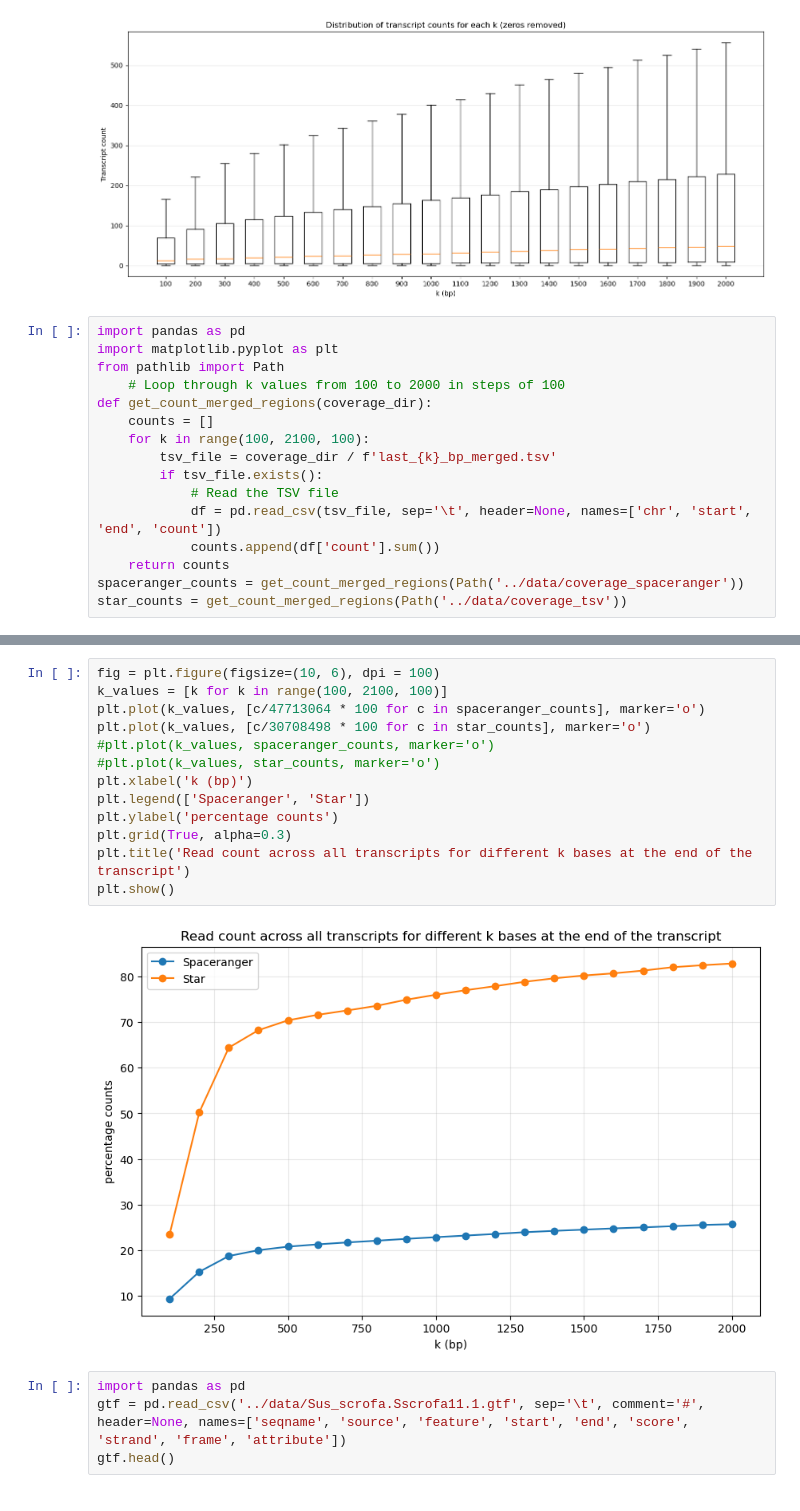
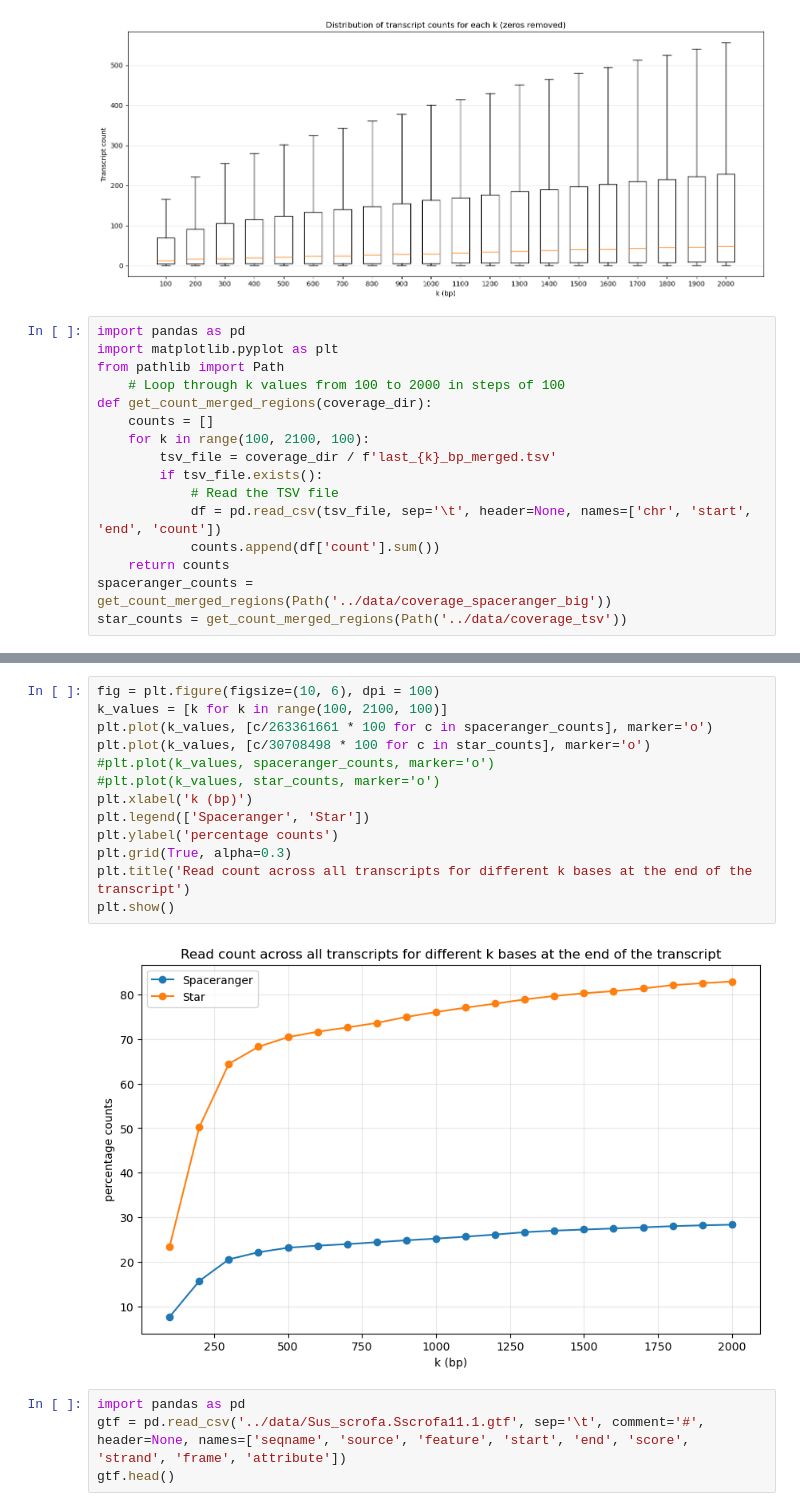
Before and after one commit to tolgatabanli/scCount_gobi, a Jupyter notebook: prototyping/playground.ipynb, the cells around one changed output, grey strips where cells are left out. Saved outputs shown, nothing was run; the diff lists cells and outputs as text.

```diff
--- a/prototyping/playground.ipynb
+++ b/prototyping/playground.ipynb
@@ -225,5 +225,5 @@ def get_count_merged_regions(coverage_dir):
             df = pd.read_csv(tsv_file, sep='\t', header=None, names=['chr', 'start', 'end', 'count'])
             counts.append(df['count'].sum())
     return counts
-spaceranger_counts = get_count_merged_regions(Path('../data/coverage_spaceranger'))
+spaceranger_counts = get_count_merged_regions(Path('../data/coverage_spaceranger_big'))
 star_counts = get_count_merged_regions(Path('../data/coverage_tsv'))
@@ -232,18 +230,18 @@ star_counts = get_count_merged_regions(Path('../data/coverage_tsv'))
 # %%
 fig = plt.figure(figsize=(10, 6), dpi = 100)
 k_values = [k for k in range(100, 2100, 100)]
-plt.plot(k_values, [c/47713064 * 100 for c in spaceranger_counts], marker='o')
+plt.plot(k_values, [c/263361661 * 100 for c in spaceranger_counts], marker='o')
 plt.plot(k_values, [c/30708498 * 100 for c in star_counts], marker='o')
 #plt.plot(k_values, spaceranger_counts, marker='o')
 #plt.plot(k_values, star_counts, marker='o')
 plt.xlabel('k (bp)')
 plt.legend(['Spaceranger', 'Star'])
 plt.ylabel('percentage counts')
 plt.grid(True, alpha=0.3)
 plt.title('Read count across all transcripts for different k bases at the end of the transcript')
 plt.show()
 # %% [output]
-[figure, old version]
+[figure, new version]
 # %%
 import pandas as pd
 gtf = pd.read_csv('../data/Sus_scrofa.Sscrofa11.1.gtf', sep='\t', comment='#', header=None, names=['seqname', 'source', 'feature', 'start', 'end', 'score', 'strand', 'frame', 'attribute'])
```
Also changed, not shown: parts of 1 cell of this notebook.
